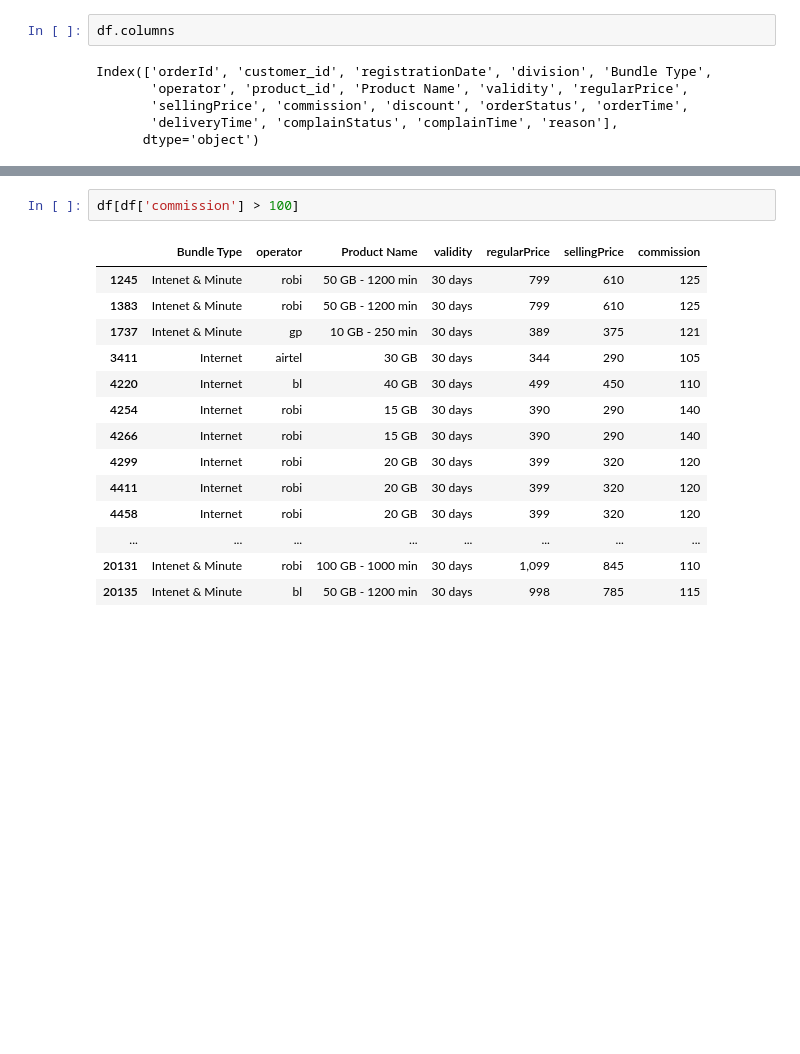
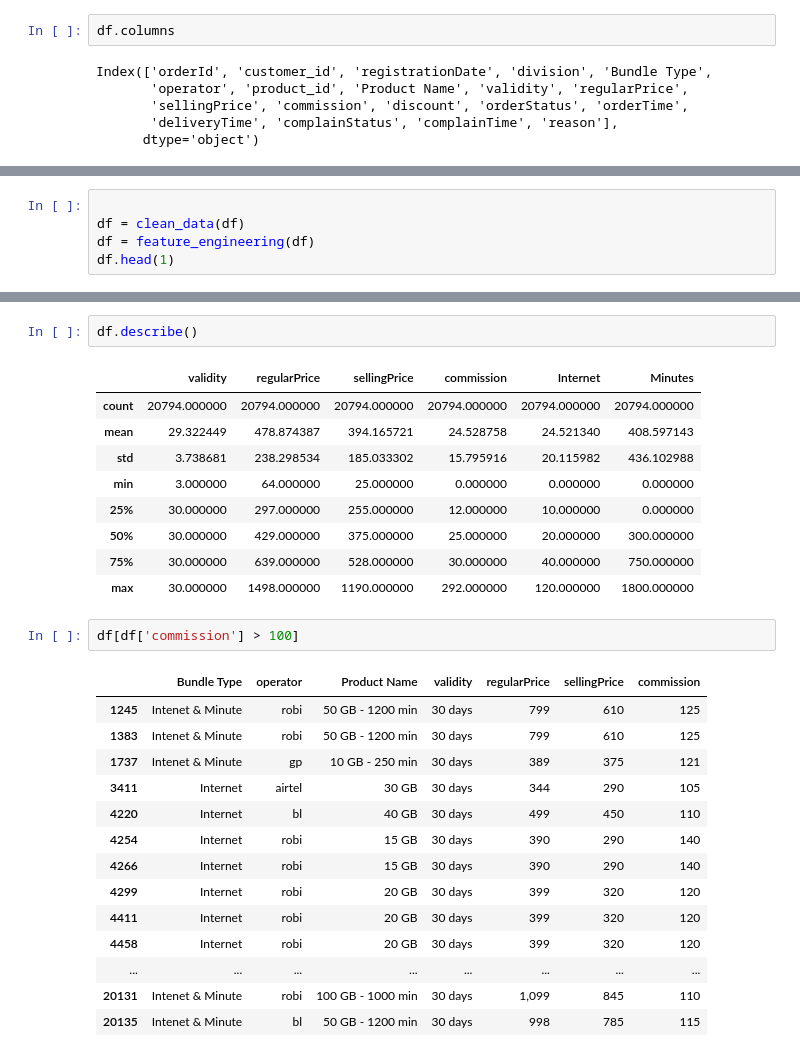
Before and after one commit to mddmustainbillah/telecommunication-project, a Jupyter notebook: notebooks/data_cleaning.ipynb, the cells around one changed output, grey strips where cells are left out. Cells and saved outputs as stored; diff of their text form; blank space fills up the shorter version.

Commit message:
feature engineering added

```diff
--- a/notebooks/data_cleaning.ipynb
+++ b/notebooks/data_cleaning.ipynb
@@ -179,0 +281,5 @@ df.head(2)
+# %%
+
+df = clean_data(df)
+df = feature_engineering(df)
+df.head(1)
@@ -180,3 +307,15 @@ df.head(2)
+# %%
+df.describe()
+# %% [output]
+|  | validity | regularPrice | sellingPrice | commission | Internet | Minutes |
+| count | 20794.000000 | 20794.000000 | 20794.000000 | 20794.000000 | 20794.000000 | 20794.000000 |
+| mean | 29.322449 | 478.874387 | 394.165721 | 24.528758 | 24.521340 | 408.597143 |
+| std | 3.738681 | 238.298534 | 185.033302 | 15.795916 | 20.115982 | 436.102988 |
+| min | 3.000000 | 64.000000 | 25.000000 | 0.000000 | 0.000000 | 0.000000 |
+| 25% | 30.000000 | 297.000000 | 255.000000 | 12.000000 | 10.000000 | 0.000000 |
+| 50% | 30.000000 | 429.000000 | 375.000000 | 25.000000 | 20.000000 | 300.000000 |
+| 75% | 30.000000 | 639.000000 | 528.000000 | 30.000000 | 40.000000 | 750.000000 |
+| max | 30.000000 | 1498.000000 | 1190.000000 | 292.000000 | 120.000000 | 1800.000000 |
 # %%
 df[df['commission'] > 100]
 # %% [output]
```
Also changed, not shown: parts of 4 cells of this notebook, 4 other files.
